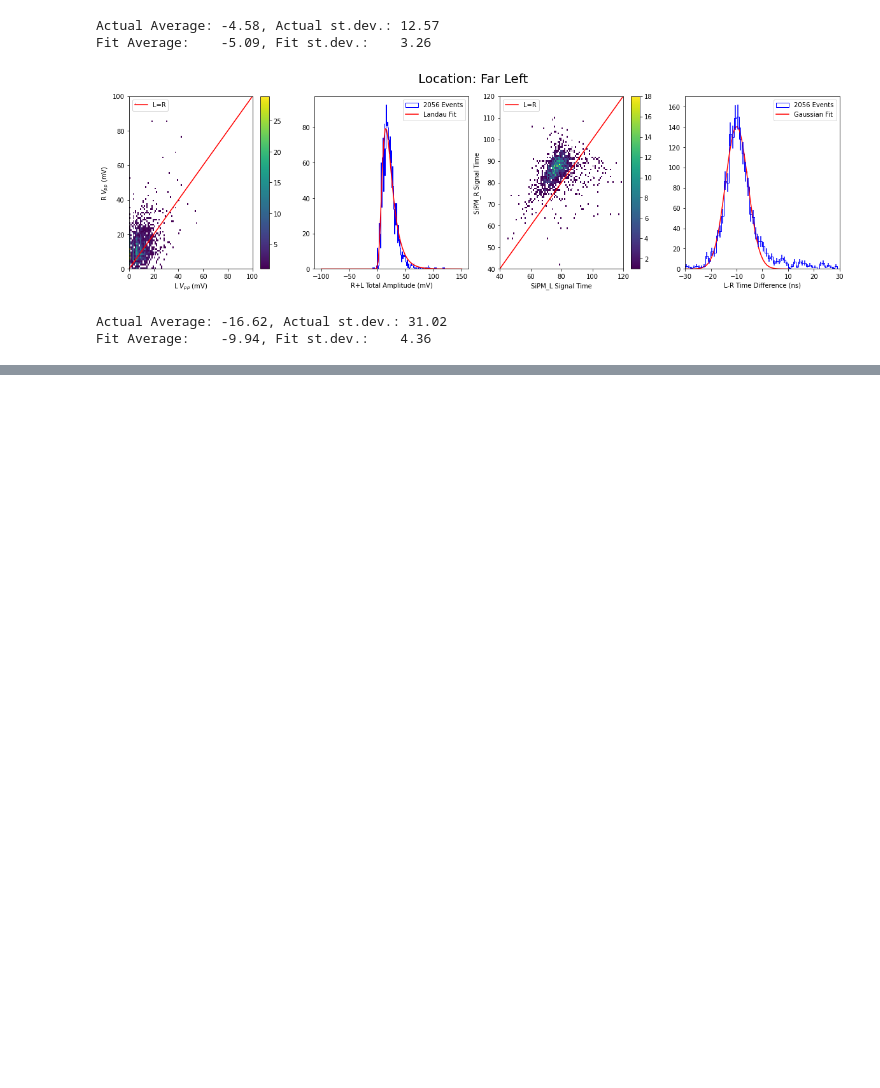
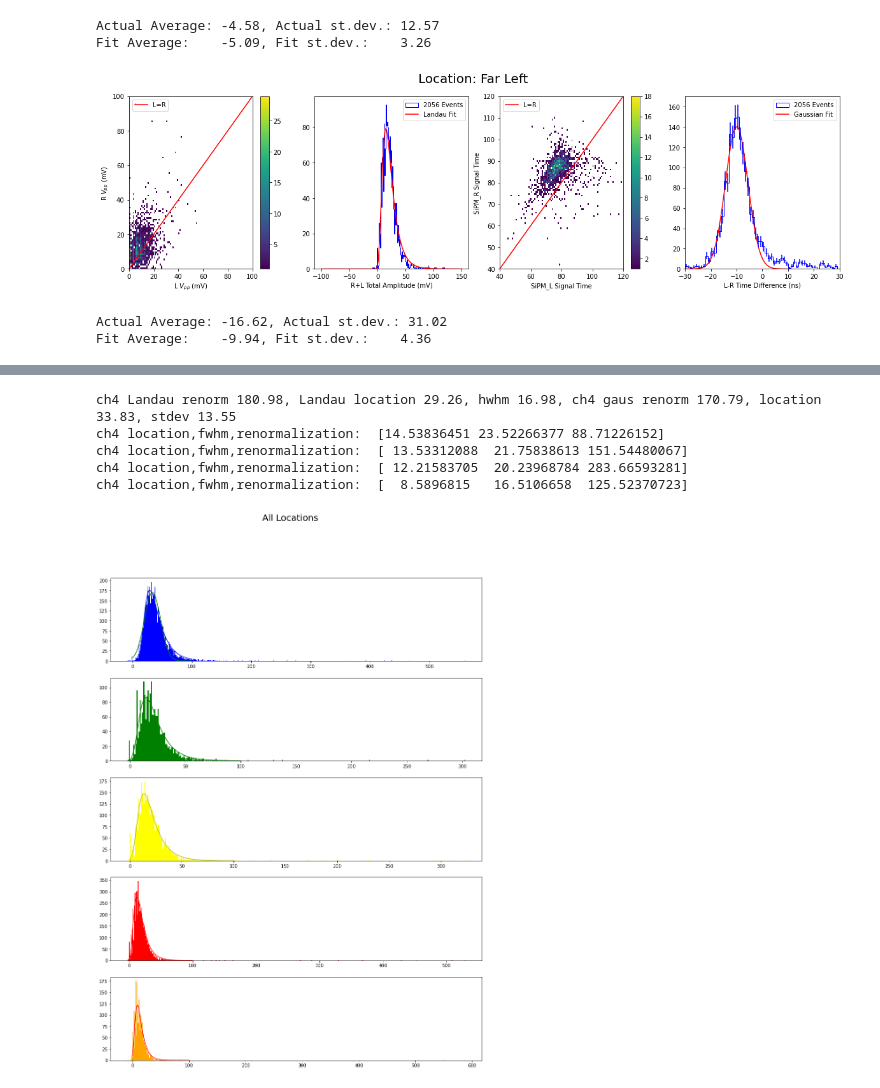
Before and after one commit to peckalec/SiPM-Studies, a Jupyter notebook: SingleBarCosmics.ipynb, the cells around one changed output, grey strips where cells are left out. Saved outputs shown, nothing was run; the diff lists cells and outputs as text; code cells hidden in the pictures; blank space fills up the shorter version.

```diff
--- a/SingleBarCosmics.ipynb
+++ b/SingleBarCosmics.ipynb
@@ -479,0 +543,51 @@ plt.show()
+# %%
+fig,ax = plt.subplots(5,1,figsize=(15,20))
+fig.suptitle("All Locations", fontsize=20)
+binresolution = 1
+
+
+bincount = int(np.floor( (max(df232cut.ch4_P2P_fit)-min(df232cut.ch4_P2P_fit))/binresolution ))
+count,binedges,bars=ax[0].hist(df232cut.ch4_P2P_fit,bincount, label=f"{len(df232cut.ch4_P2P_fit)} Events",color=["blue"])
+bincenters = binedges[1:]/2+binedges[:-1]/2
+coeff, covar = curve_fit(Landau, bincenters, count)
+ax[0].plot(np.linspace(0,100,100),Landau(np.linspace(0,100,100),*coeff), label=f"Landau Fit",color="b")
+coeffG, covarG = curve_fit(gaus, bincenters, count)
+ax[0].plot(np.linspace(0,100,100),gaus(np.linspace(0,100,100),*coeffG), label=f"Landau Fit",color="g")
+print(f"ch4 Landau renorm {coeff[2]:.2f}, Landau location {coeff[0]:.2f}, hwhm {coeff[1]/2:.2f}, ch4 gaus renorm {coeffG[0]:.2f}, location {coeffG[1]:.2f}, stdev {coeffG[2]:.2f}")
+
+bincount = int(np.floor( (max(df174cut.ch3_P2P_fit)-min(df174cut.ch3_P2P_fit))/binresolution ))
+count,binedges,bars=ax[1].hist(df174cut.ch3_P2P_fit,bincount, label=f"{len(df174cut.ch3_P2P_fit)} Events",color=["green"])
+bincenters = binedges[1:]/2+binedges[:-1]/2
+coeff, covar = curve_fit(Landau, bincenters, count,p0=(10,5,80))
+ax[1].plot(np.linspace(0,100,100),Landau(np.linspace(0,100,100),*coeff), label=f"Landau Fit",color="g")
+print("ch4 location,fwhm,renormalization: ", coeff)
+
+bincount = int(np.floor( (max(df139cut.ch4_P2P_fit)-min(df139cut.ch4_P2P_fit))/binresolution ))
+count,binedges,bars=ax[2].hist(df139cut.ch4_P2P_fit,bincount, label=f"{len(df139cut.ch4_P2P_fit)} Events",color=["yellow"])
+bincenters = binedges[1:]/2+binedges[:-1]/2
+coeff, covar = curve_fit(Landau, bincenters, count)
+ax[2].plot(np.linspace(0,100,100),Landau(np.linspace(0,100,100),*coeff), label=f"Landau Fit",color="y")
+print("ch4 location,fwhm,renormalization: ", coeff)
+
+bincount = int(np.floor( (max(df97cut.ch4_P2P_fit)-min(df97cut.ch4_P2P_fit))/binresolution ))
+count,binedges,bars=ax[3].hist(df97cut.ch4_P2P_fit,bincount, label=f"{len(df97cut.ch4_P2P_fit)} Events",color=["red"])
+bincenters = binedges[1:]/2+binedges[:-1]/2
+coeff, covar = curve_fit(Landau, bincenters, count)
+ax[3].plot(np.linspace(0,100,100),Landau(np.linspace(0,100,100),*coeff), label=f"Landau Fit",color="r")
+print("ch4 location,fwhm,renormalization: ", coeff)
+
+bincount = int(np.floor( (max(df46cut.ch4_P2P_fit)-min(df46cut.ch4_P2P_fit))/binresolution ))
+count,binedges,bars=ax[4].hist(df46cut.ch4_P2P_fit,bincount, label=f"{len(df46cut.ch4_P2P_fit)} Events",color=["orange"])
+bincenters = binedges[1:]/2+binedges[:-1]/2
+coeff, covar = curve_fit(Landau, bincenters, count)
+ax[4].plot(np.linspace(0,100,100),Landau(np.linspace(0,100,100),*coeff), label=f"Landau Fit",color="r")
+print("ch4 location,fwhm,renormalization: ", coeff)
+
+#ax[0].set_xlim(0,100)
+# %% [output]
+ch4 Landau renorm 180.98, Landau location 29.26, hwhm 16.98, ch4 gaus renorm 170.79, location 33.83, stdev 13.55
+ch4 location,fwhm,renormalization:  [14.53836451 23.52266377 88.71226152]
+ch4 location,fwhm,renormalization:  [ 13.53312088  21.75838613 151.54480067]
+ch4 location,fwhm,renormalization:  [ 12.21583705  20.23968784 283.66593281]
+ch4 location,fwhm,renormalization:  [  8.5896815   16.5106658  125.52370723]
+[figure, added]
```
Also changed, not shown: parts of 7 cells of this notebook.
